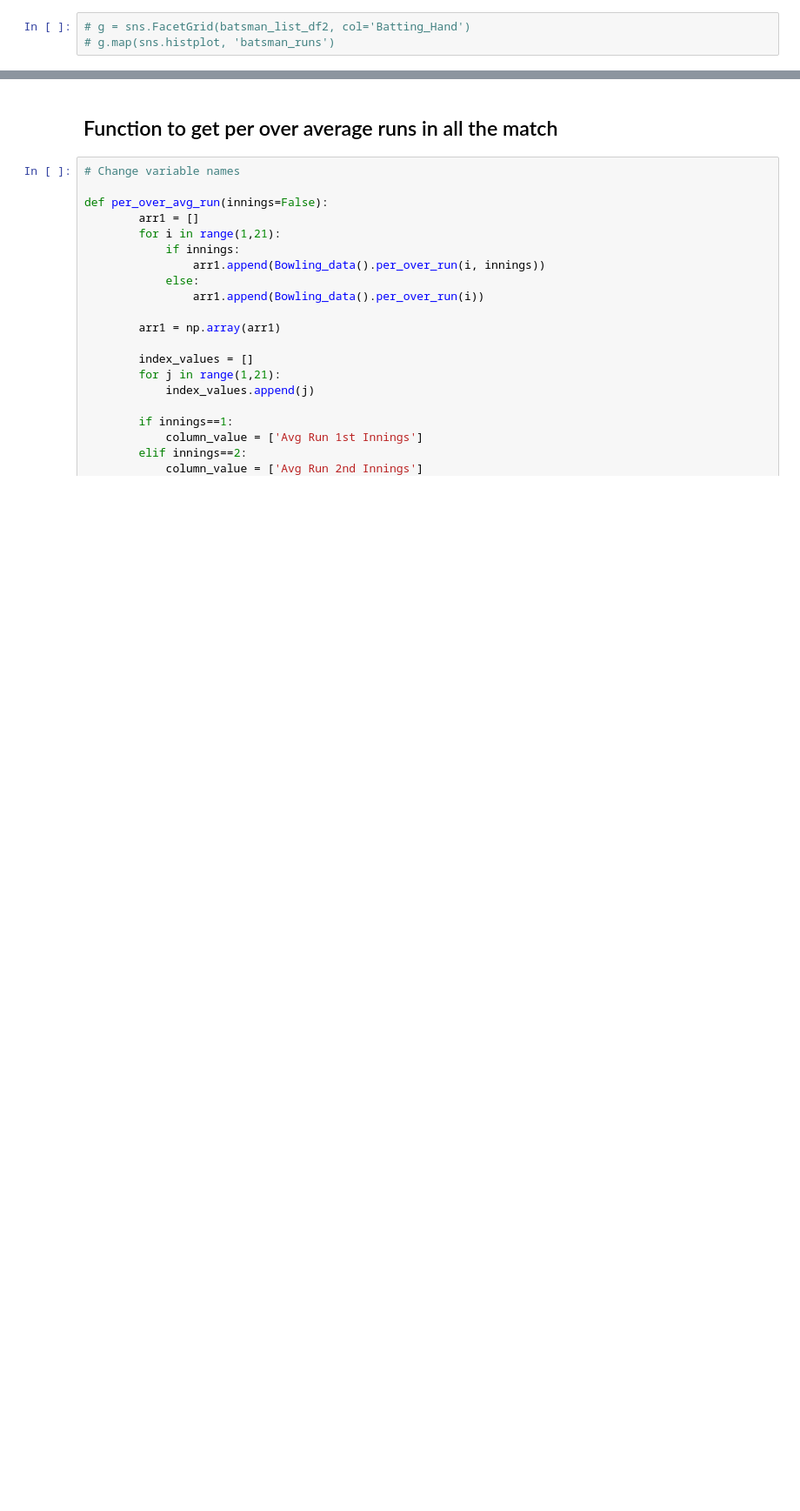
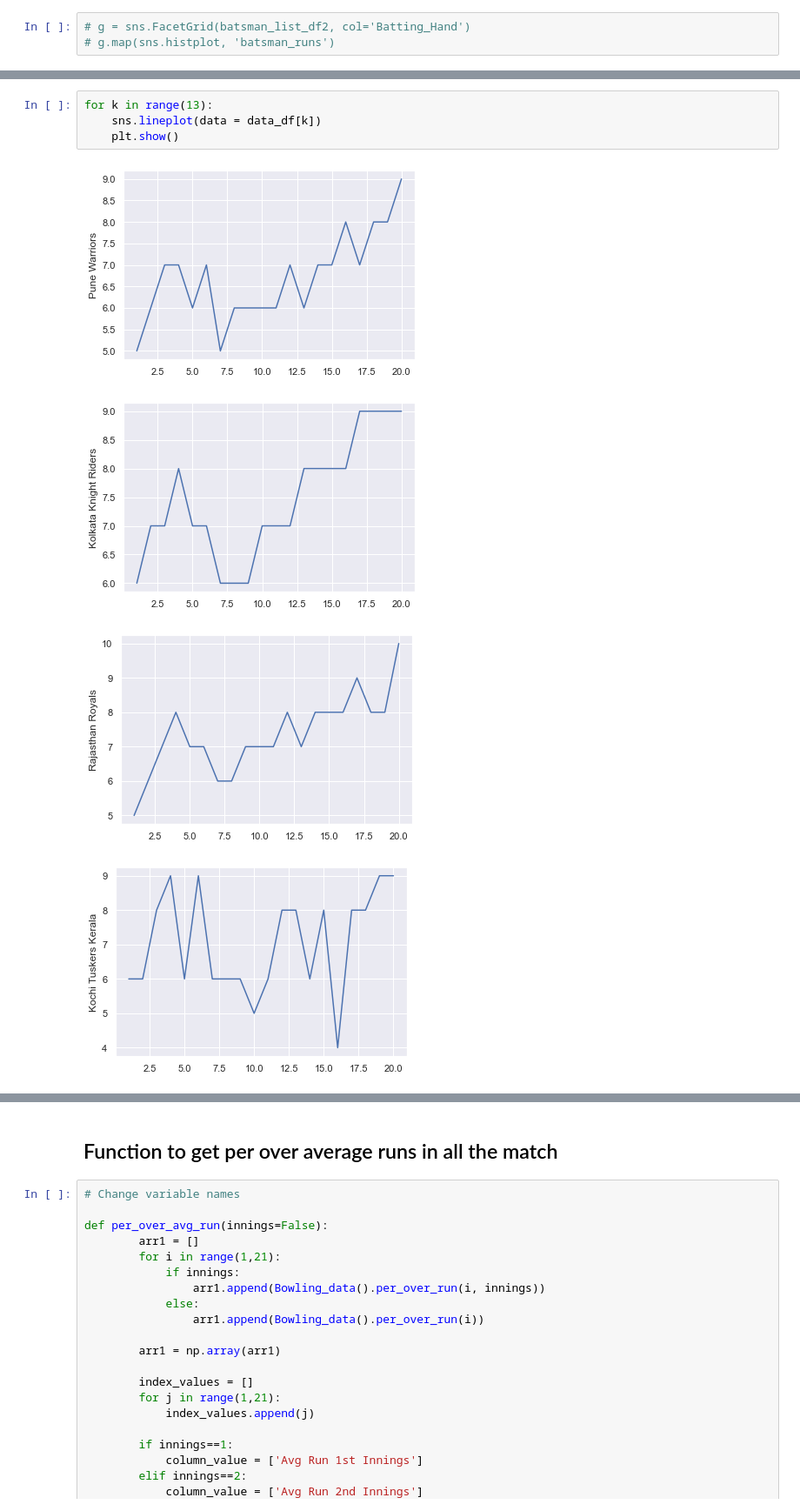
Before and after one commit to Utkarsh736/IPL_Data_Analysis, a Jupyter notebook: Template.ipynb, the cells around one changed output, grey strips where cells are left out. Shown at 87% size. Saved outputs shown, nothing was run; the diff lists cells and outputs as text; blank space fills up the shorter version.

```diff
--- a/Template.ipynb
+++ b/Template.ipynb
@@ -522,0 +565,9 @@ ax.set(xlabel = 'Overs', ylabel = 'Runs')
+# %%
+for k in range(13):
+    sns.lineplot(data = data_df[k])
+    plt.show()
+# %% [output]
+[figure, added]
+[figure, added]
+[figure, added]
+[figure, added]
```
Also changed, not shown: parts of 9 cells of this notebook.
